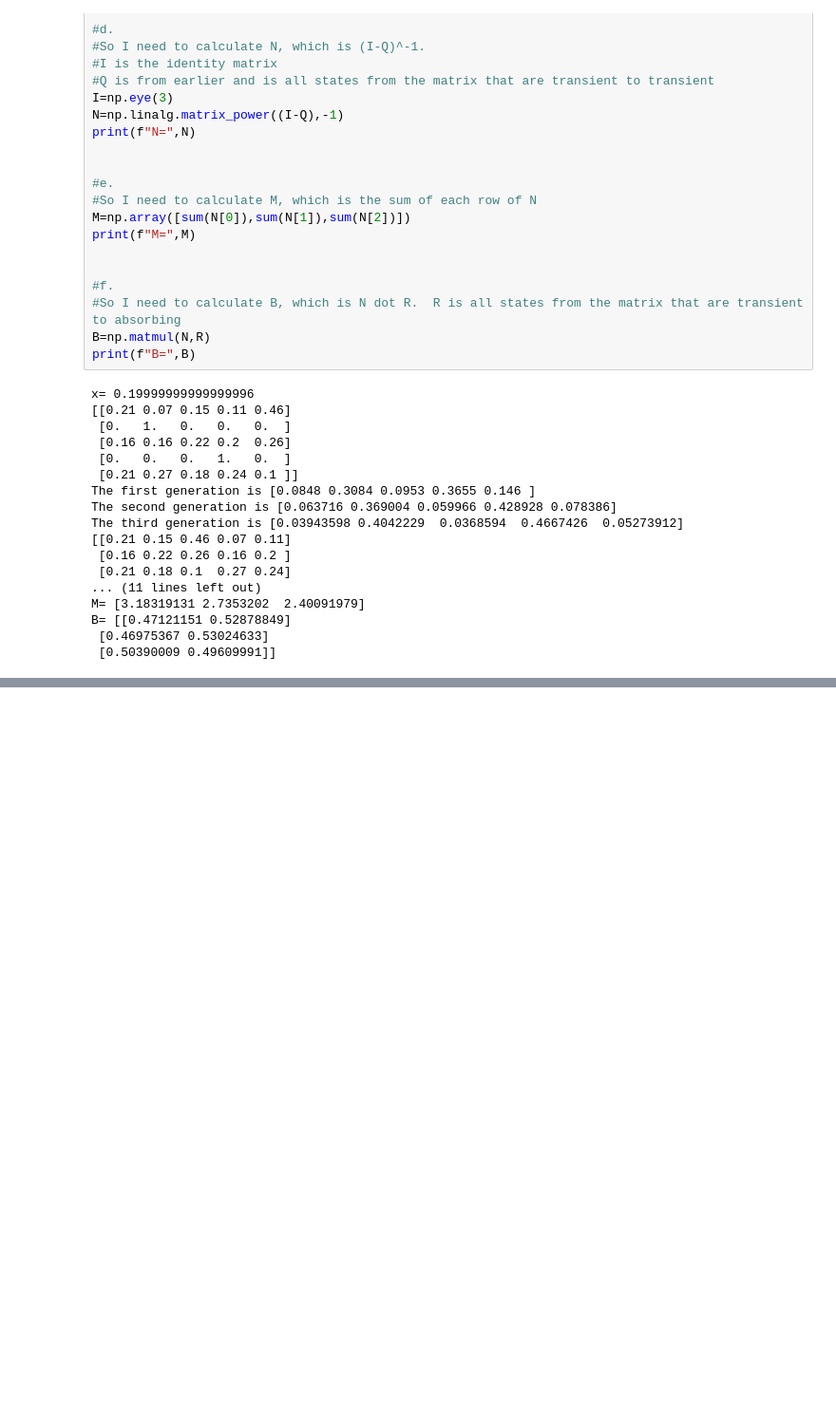
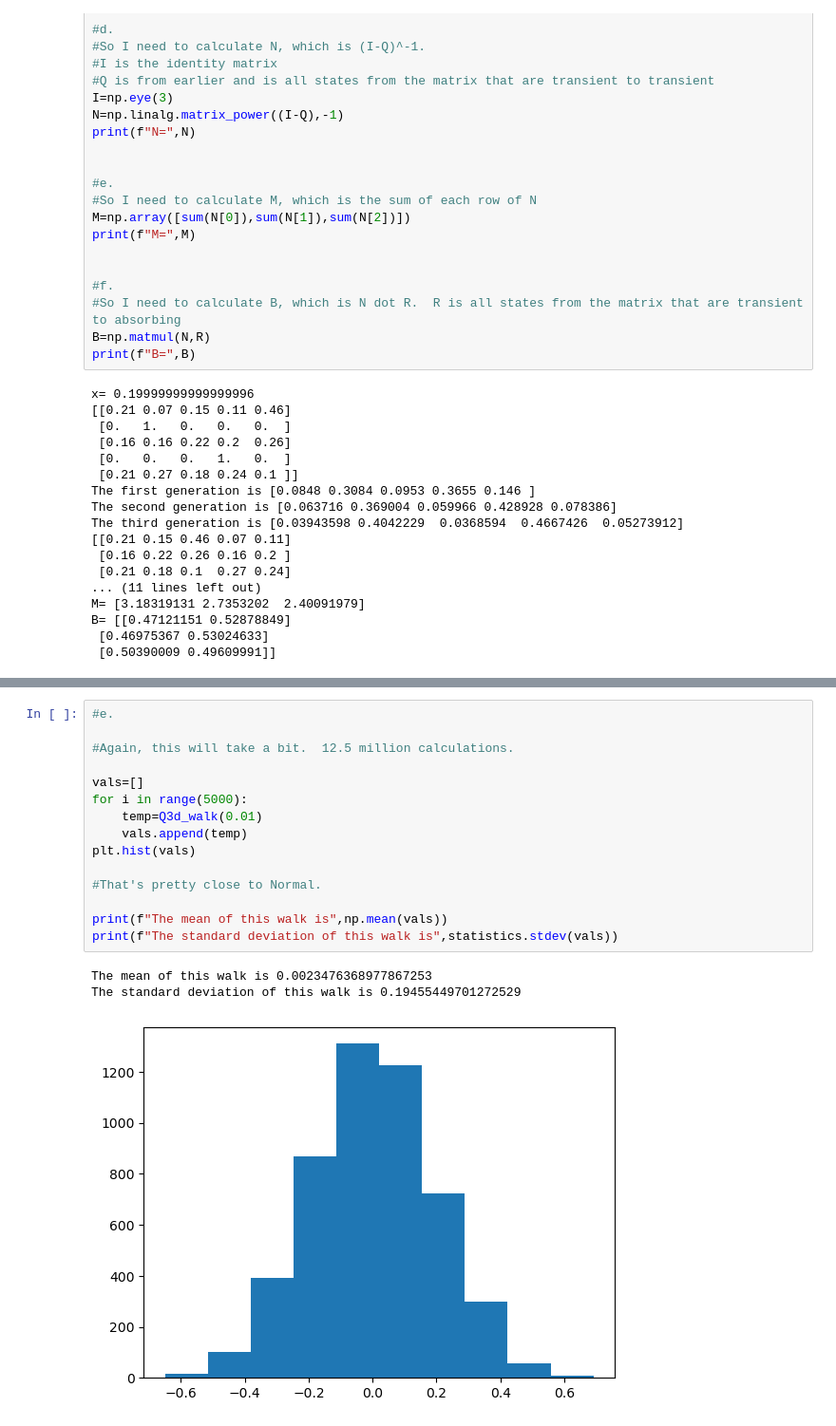
Before and after one commit to Ex3ter/MATPMD4-Assignment-1, a Jupyter notebook: MATPMD4_Assignment1_3503521.i.ipynb, the cells around one changed output, grey strips where cells are left out. Shown at 95% size. Saved outputs shown, nothing was run; the diff lists cells and outputs as text; blank space fills up the shorter version.

```diff
--- a/MATPMD4_Assignment1_3503521.i.ipynb
+++ b/MATPMD4_Assignment1_3503521.i.ipynb
@@ -95,0 +218,19 @@ B= [[0.47121151 0.52878849]
+# %%
+#e.
+
+#Again, this will take a bit.  12.5 million calculations.
+
+vals=[]
+for i in range(5000):
+    temp=Q3d_walk(0.01)
+    vals.append(temp)
+plt.hist(vals)
+
+#That's pretty close to Normal.
+
+print(f"The mean of this walk is",np.mean(vals))
+print(f"The standard deviation of this walk is",statistics.stdev(vals))
+# %% [output]
+The mean of this walk is 0.0023476368977867253
+The standard deviation of this walk is 0.19455449701272529
+[figure, added]
```
Also changed, not shown: parts of 5 cells of this notebook.
